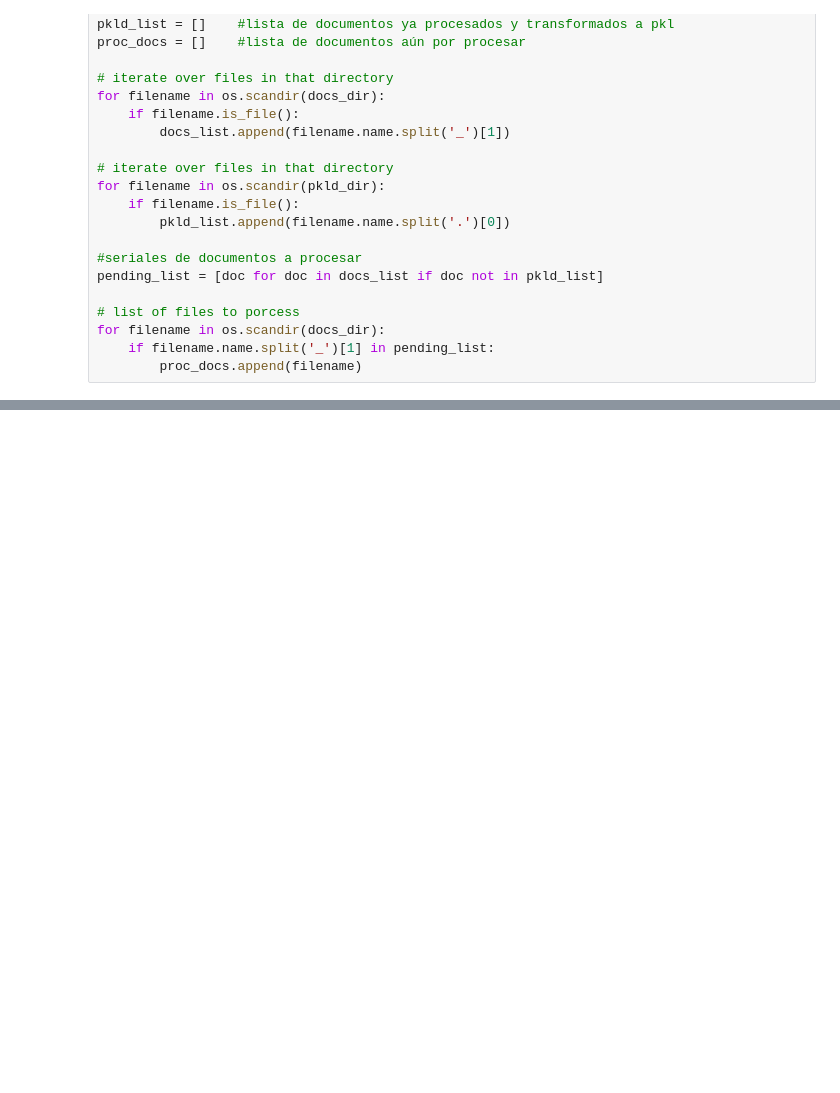
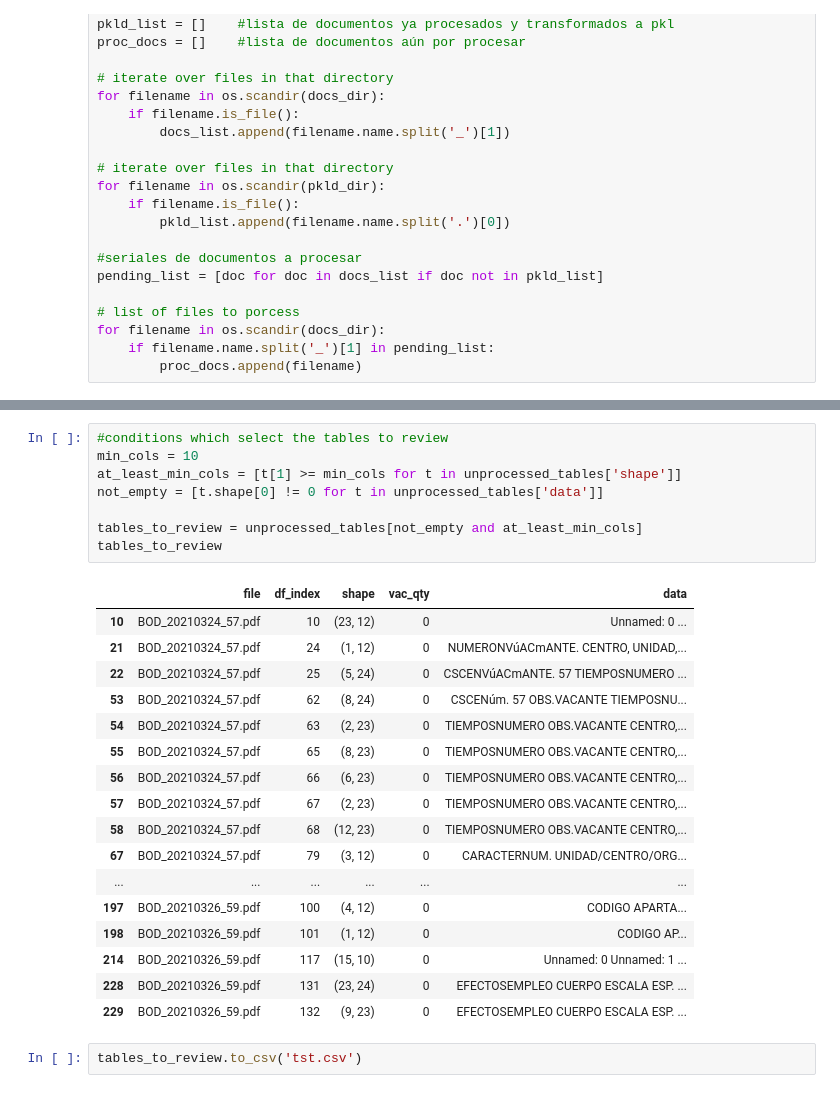
Before and after one commit to jaume-rsl/scraper, a Jupyter notebook: scraper.ipynb, the cells around one changed output, grey strips where cells are left out. Cells and saved outputs as stored; diff of their text form; blank space fills up the shorter version.

```diff
--- a/scraper.ipynb
+++ b/scraper.ipynb
@@ -182,0 +278,28 @@ print(len(discarded_tables) + ' tables not processed.')
+# %%
+#conditions which select the tables to review
+min_cols = 10
+at_least_min_cols = [t[1] >= min_cols for t in unprocessed_tables['shape']]
+not_empty = [t.shape[0] != 0 for t in unprocessed_tables['data']]
+
+tables_to_review = unprocessed_tables[not_empty and at_least_min_cols]
+tables_to_review
+# %% [output]
+|  | file | df_index | shape | vac_qty | data |
+| 10 | BOD_20210324_57.pdf | 10 | (23, 12) | 0 | Unnamed: 0 ... |
+| 21 | BOD_20210324_57.pdf | 24 | (1, 12) | 0 | NUMERONVúACmANTE. CENTRO, UNIDAD,... |
+| 22 | BOD_20210324_57.pdf | 25 | (5, 24) | 0 | CSCENVúACmANTE. 57 TIEMPOSNUMERO ... |
+| 53 | BOD_20210324_57.pdf | 62 | (8, 24) | 0 | CSCENúm. 57 OBS.VACANTE TIEMPOSNU... |
+| 54 | BOD_20210324_57.pdf | 63 | (2, 23) | 0 | TIEMPOSNUMERO OBS.VACANTE CENTRO,... |
+| 55 | BOD_20210324_57.pdf | 65 | (8, 23) | 0 | TIEMPOSNUMERO OBS.VACANTE CENTRO,... |
+| 56 | BOD_20210324_57.pdf | 66 | (6, 23) | 0 | TIEMPOSNUMERO OBS.VACANTE CENTRO,... |
+| 57 | BOD_20210324_57.pdf | 67 | (2, 23) | 0 | TIEMPOSNUMERO OBS.VACANTE CENTRO,... |
+| 58 | BOD_20210324_57.pdf | 68 | (12, 23) | 0 | TIEMPOSNUMERO OBS.VACANTE CENTRO,... |
+| 67 | BOD_20210324_57.pdf | 79 | (3, 12) | 0 | CARACTERNUM. UNIDAD/CENTRO/ORG... |
+| ... | ... | ... | ... | ... | ... |
+| 197 | BOD_20210326_59.pdf | 100 | (4, 12) | 0 | CODIGO APARTA... |
+| 198 | BOD_20210326_59.pdf | 101 | (1, 12) | 0 | CODIGO AP... |
+| 214 | BOD_20210326_59.pdf | 117 | (15, 10) | 0 | Unnamed: 0 Unnamed: 1 ... |
+| 228 | BOD_20210326_59.pdf | 131 | (23, 24) | 0 | EFECTOSEMPLEO CUERPO ESCALA ESP. ... |
+| 229 | BOD_20210326_59.pdf | 132 | (9, 23) | 0 | EFECTOSEMPLEO CUERPO ESCALA ESP. ... |
+# %%
+tables_to_review.to_csv('tst.csv')
```
Also changed, not shown: parts of 5 cells of this notebook.
